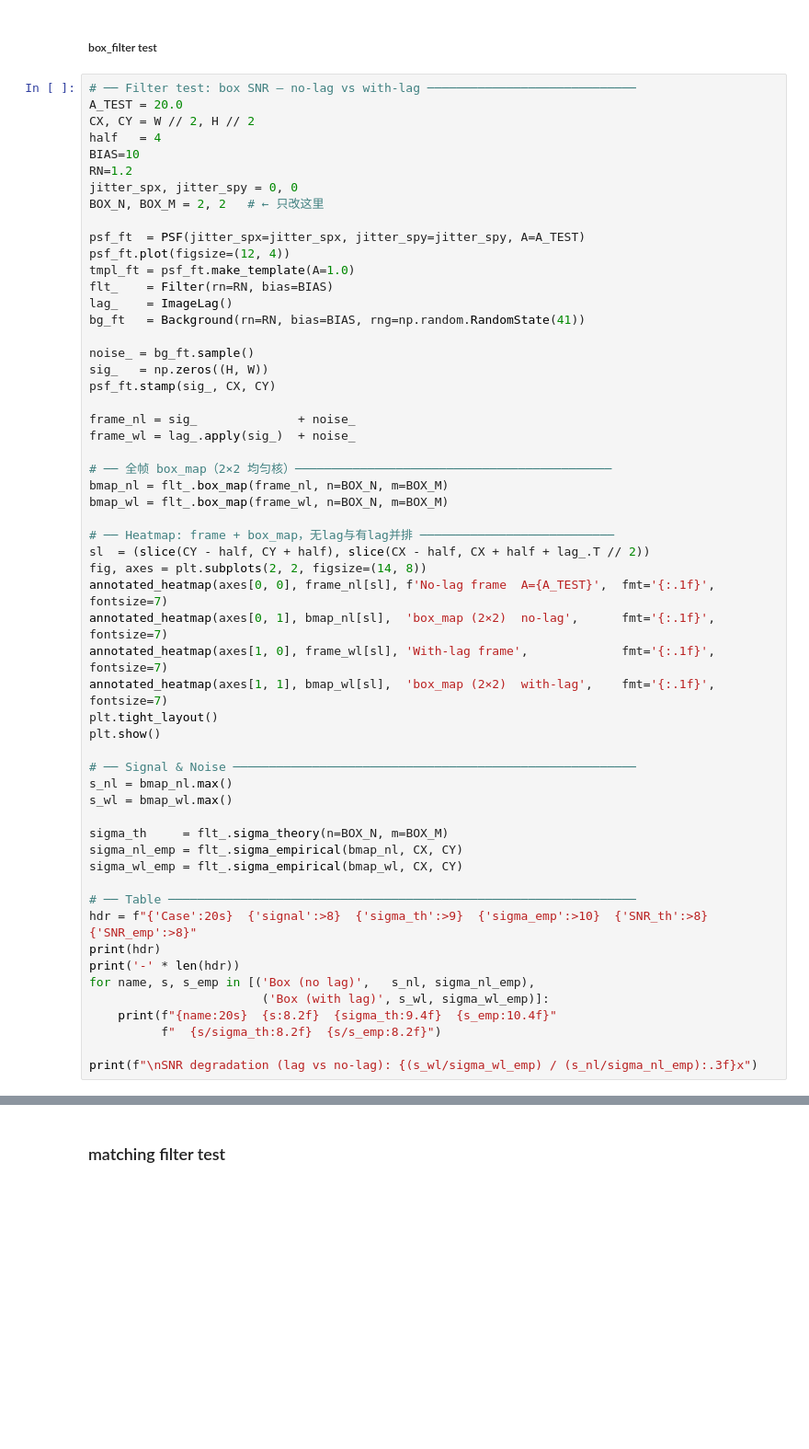
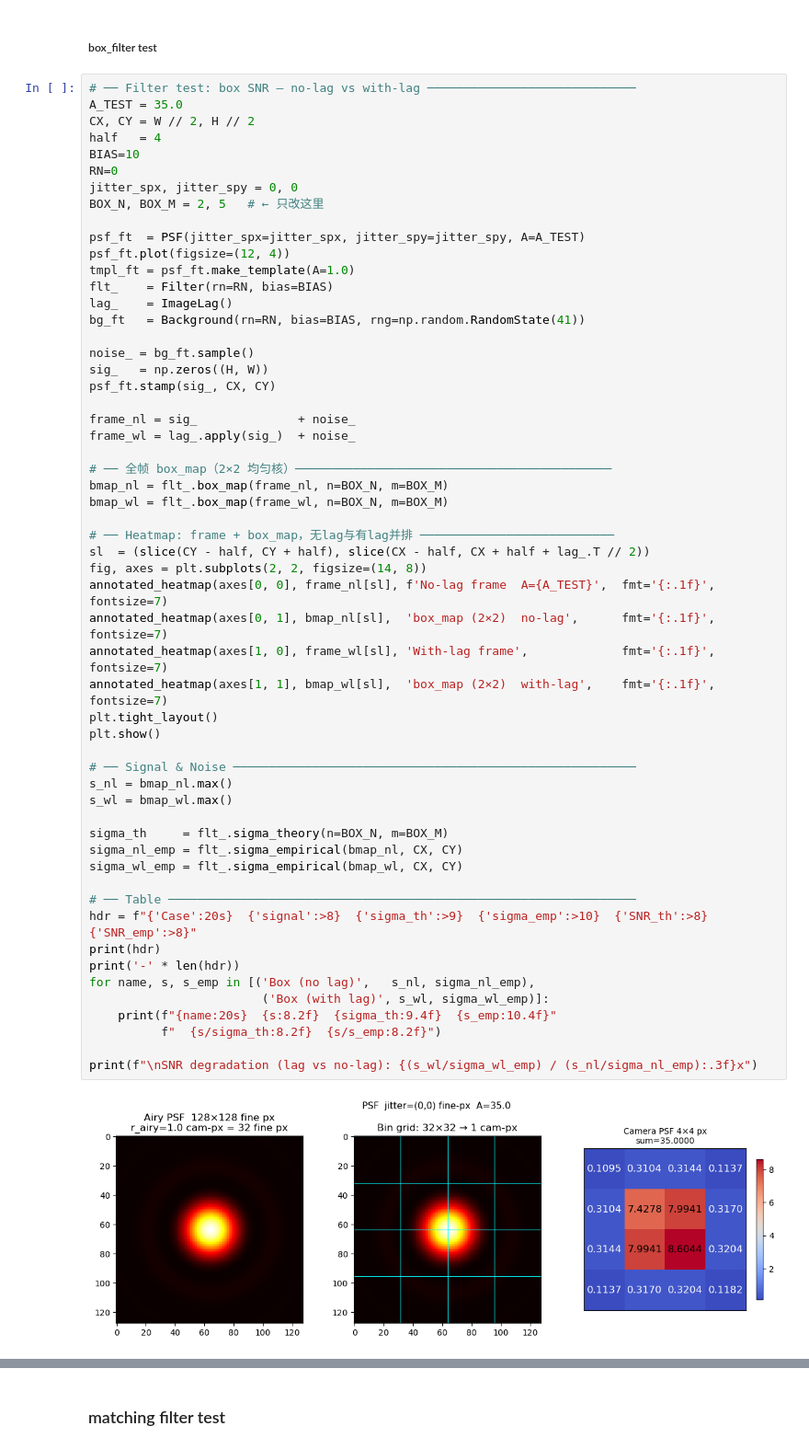
Before and after one commit to dotamh/ZP8_algo_lab, a Jupyter notebook: imagelag_filter.ipynb, the cells around one changed output, grey strips where cells are left out. Shown at 92% size. Saved outputs shown, nothing was run; the diff lists cells and outputs as text; blank space fills up the shorter version.

```diff
--- a/imagelag_filter.ipynb
+++ b/imagelag_filter.ipynb
@@ -521,13 +527,13 @@ for A in A_SHOW:
 ##### box_filter test
 # %%
 # ── Filter test: box SNR — no-lag vs with-lag ─────────────────────────────
-A_TEST = 20.0
+A_TEST = 35.0
 CX, CY = W // 2, H // 2
 half   = 4
 BIAS=10
-RN=1.2
+RN=0
 jitter_spx, jitter_spy = 0, 0
-BOX_N, BOX_M = 2, 2   # ← 只改这里
+BOX_N, BOX_M = 2, 5   # ← 只改这里
 
 psf_ft  = PSF(jitter_spx=jitter_spx, jitter_spy=jitter_spy, A=A_TEST)
 psf_ft.plot(figsize=(12, 4))
@@ -548,30 +554,32 @@ bmap_nl = flt_.box_map(frame_nl, n=BOX_N, m=BOX_M)
 bmap_wl = flt_.box_map(frame_wl, n=BOX_N, m=BOX_M)
 
 # ── Heatmap: frame + box_map，无lag与有lag并排 ───────────────────────────
 sl  = (slice(CY - half, CY + half), slice(CX - half, CX + half + lag_.T // 2))
 fig, axes = plt.subplots(2, 2, figsize=(14, 8))
 annotated_heatmap(axes[0, 0], frame_nl[sl], f'No-lag frame  A={A_TEST}',  fmt='{:.1f}', fontsize=7)
 annotated_heatmap(axes[0, 1], bmap_nl[sl],  'box_map (2×2)  no-lag',      fmt='{:.1f}', fontsize=7)
 annotated_heatmap(axes[1, 0], frame_wl[sl], 'With-lag frame',             fmt='{:.1f}', fontsize=7)
 annotated_heatmap(axes[1, 1], bmap_wl[sl],  'box_map (2×2)  with-lag',    fmt='{:.1f}', fontsize=7)
 plt.tight_layout()
 plt.show()
 
 # ── Signal & Noise ────────────────────────────────────────────────────────
 s_nl = bmap_nl.max()
 s_wl = bmap_wl.max()
 
 sigma_th     = flt_.sigma_theory(n=BOX_N, m=BOX_M)
 sigma_nl_emp = flt_.sigma_empirical(bmap_nl, CX, CY)
 sigma_wl_emp = flt_.sigma_empirical(bmap_wl, CX, CY)
 
 # ── Table ─────────────────────────────────────────────────────────────────
 hdr = f"{'Case':20s}  {'signal':>8}  {'sigma_th':>9}  {'sigma_emp':>10}  {'SNR_th':>8}  {'SNR_emp':>8}"
 print(hdr)
 print('-' * len(hdr))
 for name, s, s_emp in [('Box (no lag)',   s_nl, sigma_nl_emp),
                         ('Box (with lag)', s_wl, sigma_wl_emp)]:
     print(f"{name:20s}  {s:8.2f}  {sigma_th:9.4f}  {s_emp:10.4f}"
           f"  {s/sigma_th:8.2f}  {s/s_emp:8.2f}")
 
 print(f"\nSNR degradation (lag vs no-lag): {(s_wl/sigma_wl_emp) / (s_nl/sigma_nl_emp):.3f}x")
+# %% [output]
+[figure, added]
```
Also changed, not shown: parts of 9 cells of this notebook, 2 other files.
